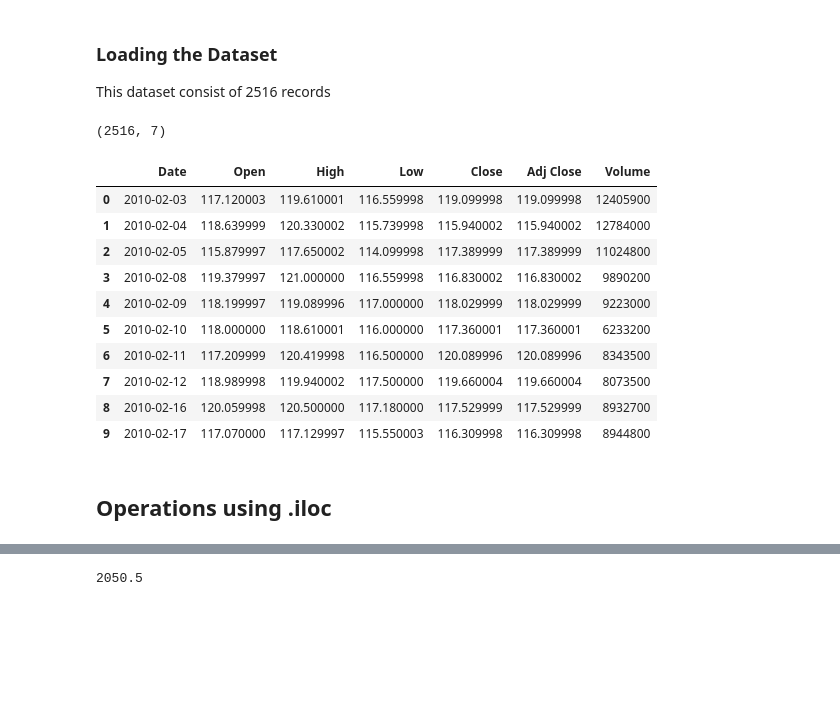
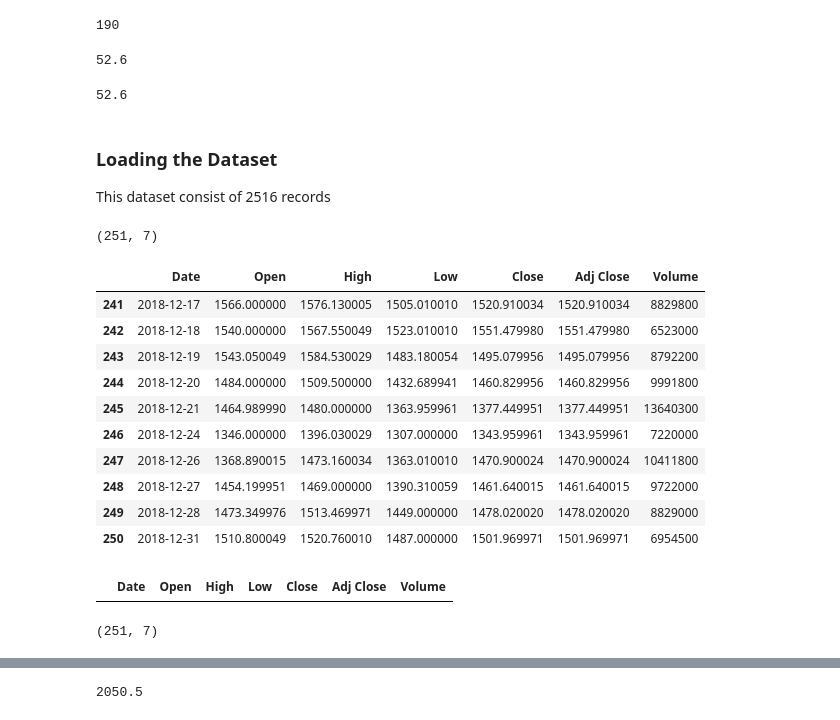
Before and after one commit to ambatiashok60/Medium, a Jupyter notebook: Features of Pandas and their Functionality/Features of Pandas.ipynb, the cells around one changed output, grey strips where cells are left out. Drawn from its saved outputs; the diff is of its cells as text; code cells hidden in the pictures; blank space fills up the shorter version.

```diff
--- a/Features of Pandas and their Functionality/Features of Pandas.ipynb
+++ b/Features of Pandas and their Functionality/Features of Pandas.ipynb
@@ -3,23 +477,41 @@ import pandas as pd
+# %%
+df.groupby("D").get_group(2)["B"].sum()
+# %% [output]
+190
+# %%
+df.groupby("D").get_group(3)["C"].mean()
+# %% [output]
+52.6
+# %%
+df.groupby("D").get_group(3)["C"].mean()
+# %% [output]
+52.6
 # %% [markdown]
 ### Loading the Dataset
 
 This dataset consist of 2516 records
 # %%
-df = pd.read_csv("amazon_stocks_data.csv")
+df = pd.read_csv("AMZN_2018.csv")
 print(df.shape)
-df.head(10)
+df.tail(10)
 # %% [output]
-(2516, 7)
+(251, 7)
 |  | Date | Open | High | Low | Close | Adj Close | Volume |
-| 0 | 2010-02-03 | 117.120003 | 119.610001 | 116.559998 | 119.099998 | 119.099998 | 12405900 |
-| 1 | 2010-02-04 | 118.639999 | 120.330002 | 115.739998 | 115.940002 | 115.940002 | 12784000 |
-| 2 | 2010-02-05 | 115.879997 | 117.650002 | 114.099998 | 117.389999 | 117.389999 | 11024800 |
-| 3 | 2010-02-08 | 119.379997 | 121.000000 | 116.559998 | 116.830002 | 116.830002 | 9890200 |
-| 4 | 2010-02-09 | 118.199997 | 119.089996 | 117.000000 | 118.029999 | 118.029999 | 9223000 |
-| 5 | 2010-02-10 | 118.000000 | 118.610001 | 116.000000 | 117.360001 | 117.360001 | 6233200 |
-| 6 | 2010-02-11 | 117.209999 | 120.419998 | 116.500000 | 120.089996 | 120.089996 | 8343500 |
-| 7 | 2010-02-12 | 118.989998 | 119.940002 | 117.500000 | 119.660004 | 119.660004 | 8073500 |
-| 8 | 2010-02-16 | 120.059998 | 120.500000 | 117.180000 | 117.529999 | 117.529999 | 8932700 |
-| 9 | 2010-02-17 | 117.070000 | 117.129997 | 115.550003 | 116.309998 | 116.309998 | 8944800 |
+| 241 | 2018-12-17 | 1566.000000 | 1576.130005 | 1505.010010 | 1520.910034 | 1520.910034 | 8829800 |
+| 242 | 2018-12-18 | 1540.000000 | 1567.550049 | 1523.010010 | 1551.479980 | 1551.479980 | 6523000 |
+| 243 | 2018-12-19 | 1543.050049 | 1584.530029 | 1483.180054 | 1495.079956 | 1495.079956 | 8792200 |
+| 244 | 2018-12-20 | 1484.000000 | 1509.500000 | 1432.689941 | 1460.829956 | 1460.829956 | 9991800 |
+| 245 | 2018-12-21 | 1464.989990 | 1480.000000 | 1363.959961 | 1377.449951 | 1377.449951 | 13640300 |
+| 246 | 2018-12-24 | 1346.000000 | 1396.030029 | 1307.000000 | 1343.959961 | 1343.959961 | 7220000 |
+| 247 | 2018-12-26 | 1368.890015 | 1473.160034 | 1363.010010 | 1470.900024 | 1470.900024 | 10411800 |
+| 248 | 2018-12-27 | 1454.199951 | 1469.000000 | 1390.310059 | 1461.640015 | 1461.640015 | 9722000 |
+| 249 | 2018-12-28 | 1473.349976 | 1513.469971 | 1449.000000 | 1478.020020 | 1478.020020 | 8829000 |
+| 250 | 2018-12-31 | 1510.800049 | 1520.760010 | 1487.000000 | 1501.969971 | 1501.969971 | 6954500 |
-# %% [markdown]
-## Operations using .iloc
+# %%
+df[df["Close"] != df["Adj Close"]]
+# %% [output]
+|  | Date | Open | High | Low | Close | Adj Close | Volume |
+# %%
+df.shape
+# %% [output]
+(251, 7)
```
Also changed, not shown: parts of 98 cells of this notebook, 4 other files.
